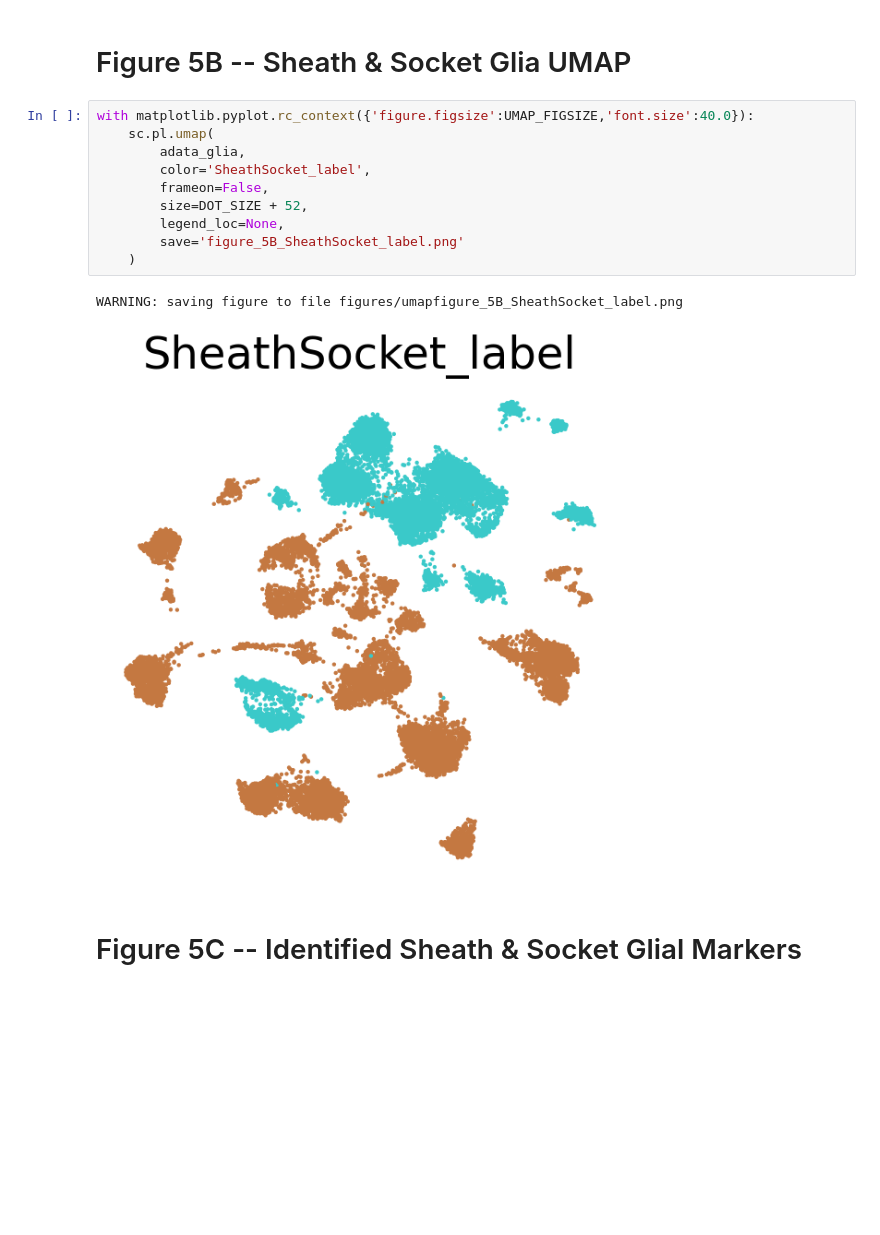
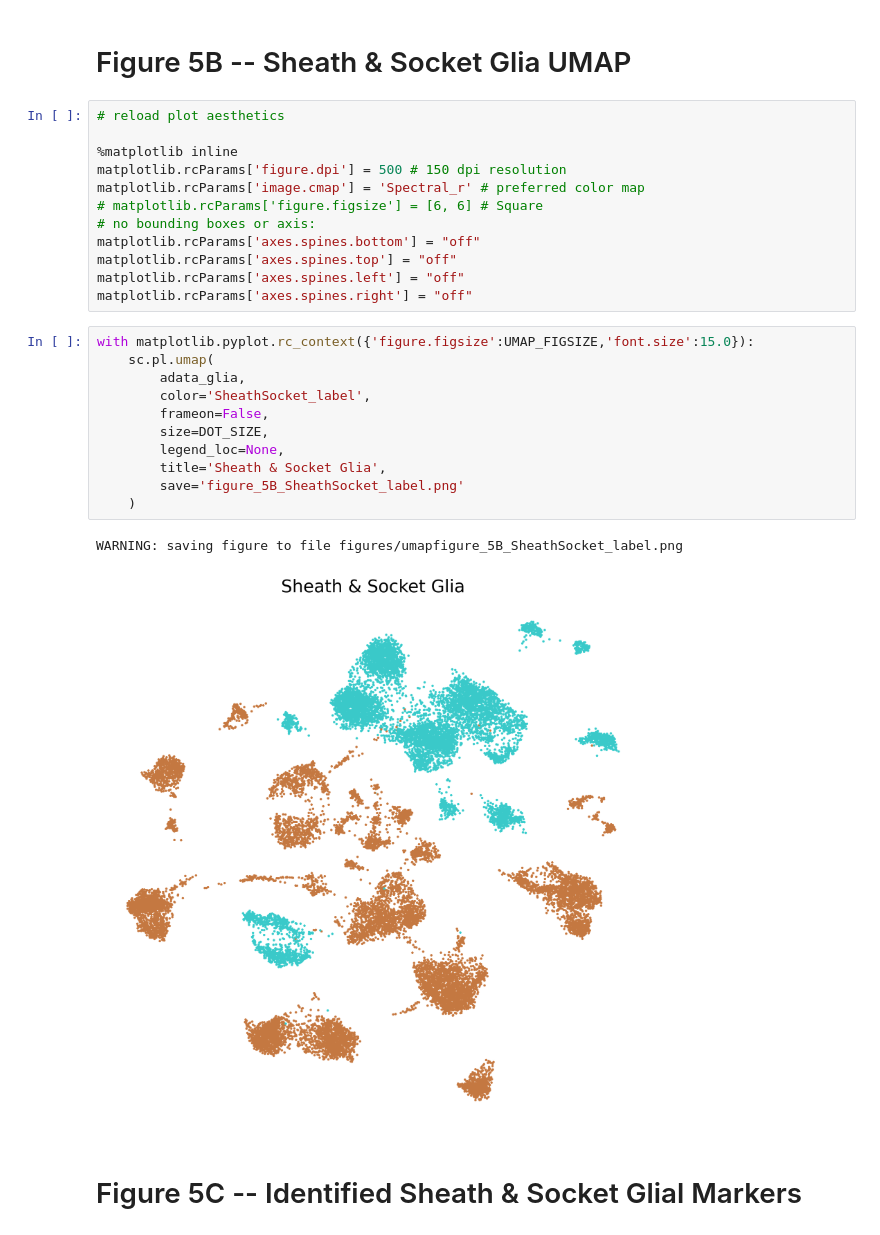
Before and after one commit to singhvilab/glia-atlas-reproducibility-notebooks, a Jupyter notebook: figures_notebooks/figure_5/figure_5.ipynb, the cells around one changed output. Drawn from its saved outputs; the diff is of its cells as text; blank space fills up the shorter version.

Commit message:
up to date notebooks for figure version 4

```diff
--- a/figures_notebooks/figure_5/figure_5.ipynb
+++ b/figures_notebooks/figure_5/figure_5.ipynb
@@ -162,19 +162,32 @@ plt.show()
 [figure]
 # %% [markdown]
 # Figure 5B -- Sheath & Socket Glia UMAP
+# %%
+# reload plot aesthetics
+
+%matplotlib inline
+matplotlib.rcParams['figure.dpi'] = 500 # 150 dpi resolution
+matplotlib.rcParams['image.cmap'] = 'Spectral_r' # preferred color map
+# matplotlib.rcParams['figure.figsize'] = [6, 6] # Square
+# no bounding boxes or axis:
+matplotlib.rcParams['axes.spines.bottom'] = "off"
+matplotlib.rcParams['axes.spines.top'] = "off"
+matplotlib.rcParams['axes.spines.left'] = "off"
+matplotlib.rcParams['axes.spines.right'] = "off"
 # %%
-with matplotlib.pyplot.rc_context({'figure.figsize':UMAP_FIGSIZE,'font.size':40.0}):
+with matplotlib.pyplot.rc_context({'figure.figsize':UMAP_FIGSIZE,'font.size':15.0}):
     sc.pl.umap(
         adata_glia,
         color='SheathSocket_label',
         frameon=False,
-        size=DOT_SIZE + 52,
+        size=DOT_SIZE,
         legend_loc=None,
+        title='Sheath & Socket Glia',
         save='figure_5B_SheathSocket_label.png'
     )
 # %% [output]
 WARNING: saving figure to file figures/umapfigure_5B_SheathSocket_label.png
-[figure, old version]
+[figure, new version]
 # %% [markdown]
 # Figure 5C -- Identified Sheath & Socket Glial Markers
 # %%
```
Also changed, not shown: parts of 2 cells of this notebook, 3 other files.
